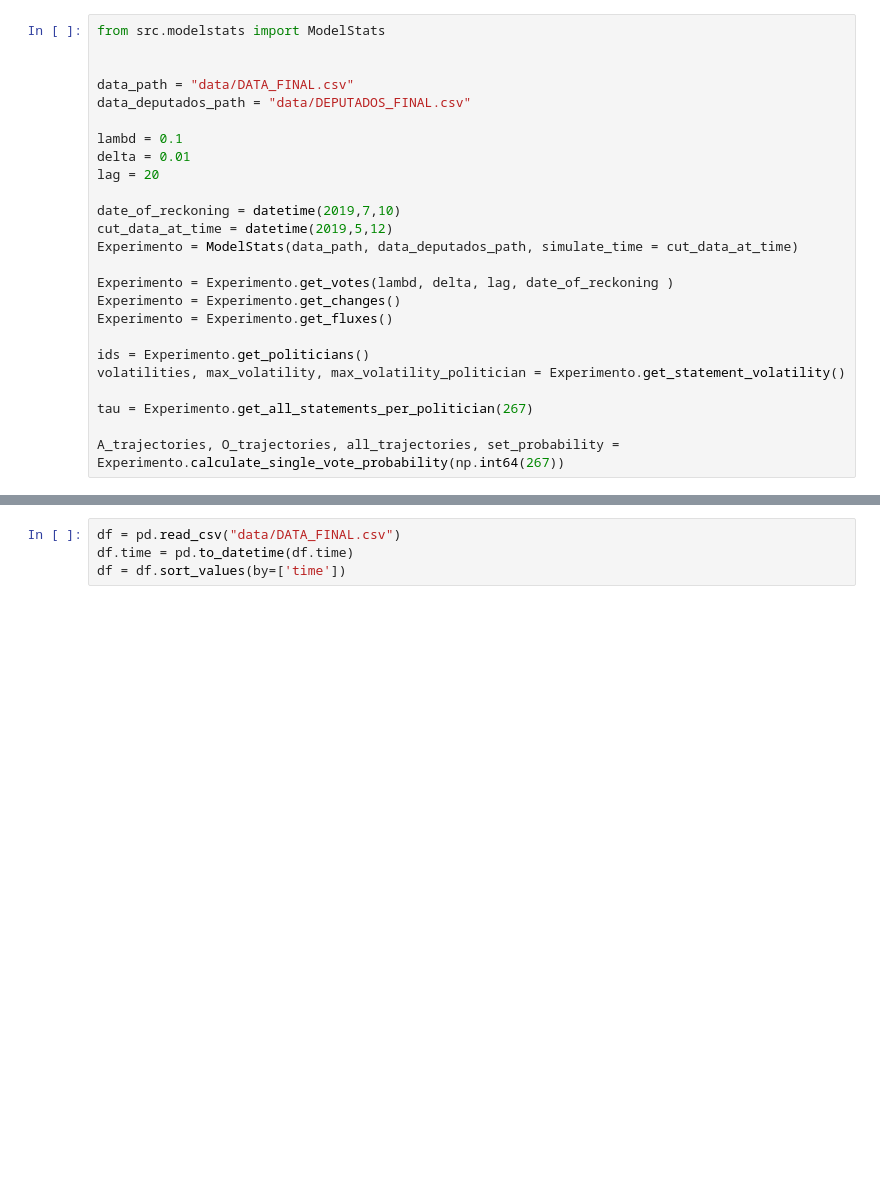
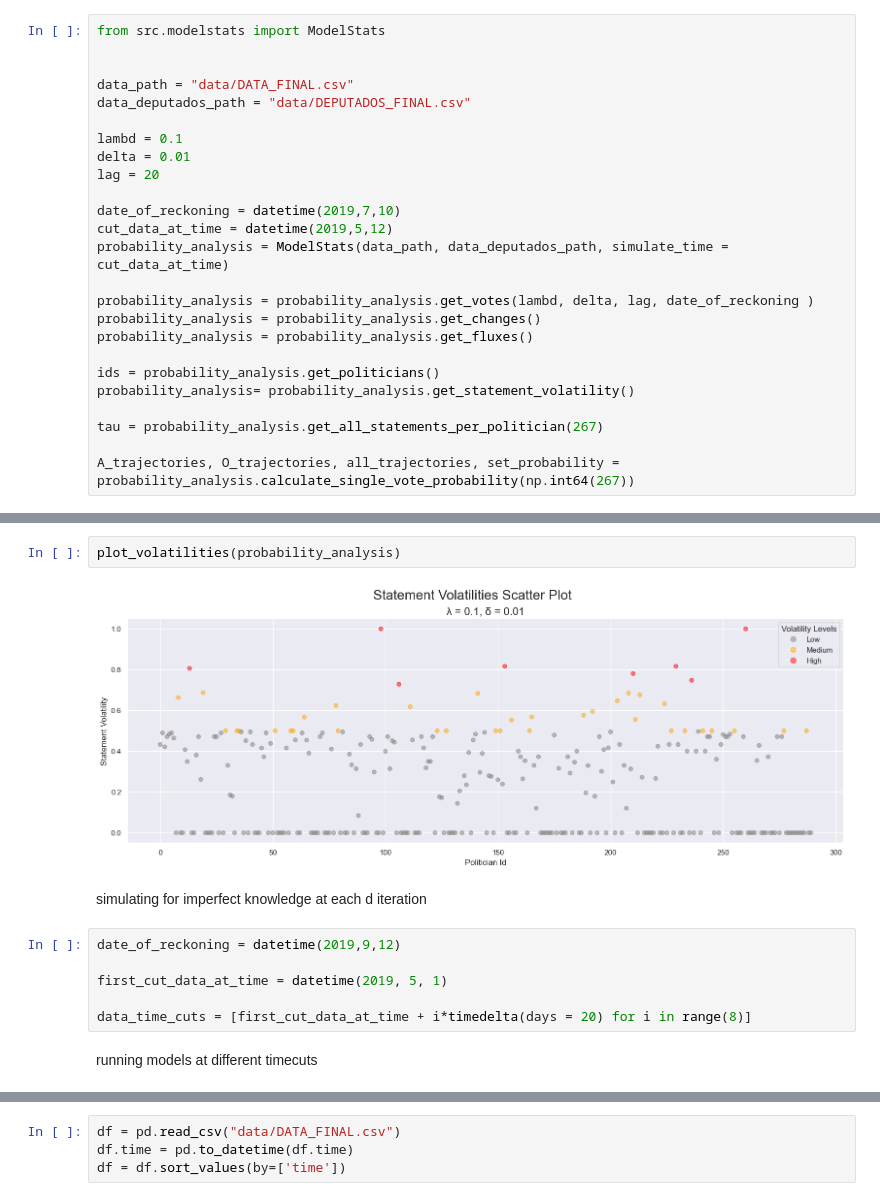
Before and after one commit to JoaoRibeiroMedeiros/political, a Jupyter notebook: notebooks/01-ProbabilityTests.ipynb, the cells around one changed output, grey strips where cells are left out. Drawn from its saved outputs; the diff is of its cells as text; blank space fills up the shorter version.

Commit message:
add probability in time

```diff
--- a/notebooks/01-ProbabilityTests.ipynb
+++ b/notebooks/01-ProbabilityTests.ipynb
@@ -32,15 +34,15 @@ lag = 20
 
 date_of_reckoning = datetime(2019,7,10)
 cut_data_at_time = datetime(2019,5,12)
-Experimento = ModelStats(data_path, data_deputados_path, simulate_time = cut_data_at_time)
+probability_analysis = ModelStats(data_path, data_deputados_path, simulate_time = cut_data_at_time)
 
-Experimento = Experimento.get_votes(lambd, delta, lag, date_of_reckoning )
-Experimento = Experimento.get_changes()
-Experimento = Experimento.get_fluxes()
+probability_analysis = probability_analysis.get_votes(lambd, delta, lag, date_of_reckoning )
+probability_analysis = probability_analysis.get_changes()
+probability_analysis = probability_analysis.get_fluxes()
 
-ids = Experimento.get_politicians()
-volatilities, max_volatility, max_volatility_politician = Experimento.get_statement_volatility()
+ids = probability_analysis.get_politicians()
+probability_analysis= probability_analysis.get_statement_volatility()
 
-tau = Experimento.get_all_statements_per_politician(267)
+tau = probability_analysis.get_all_statements_per_politician(267)
 
-A_trajectories, O_trajectories, all_trajectories, set_probability = Experimento.calculate_single_vote_probability(np.int64(267))
+A_trajectories, O_trajectories, all_trajectories, set_probability = probability_analysis.calculate_single_vote_probability(np.int64(267))
@@ -46,0 +81,14 @@ A_trajectories, O_trajectories, all_trajectories, set_probability = Experimento.
+# %%
+plot_volatilities(probability_analysis)
+# %% [output]
+[figure, added]
+# %% [markdown]
+simulating for imperfect knowledge at each d iteration
+# %%
+date_of_reckoning = datetime(2019,9,12)
+
+first_cut_data_at_time = datetime(2019, 5, 1)
+
+data_time_cuts = [first_cut_data_at_time + i*timedelta(days = 20) for i in range(8)]
+# %% [markdown]
+running models at different timecuts
```
Also changed, not shown: parts of 9 cells of this notebook, 2 other files.
